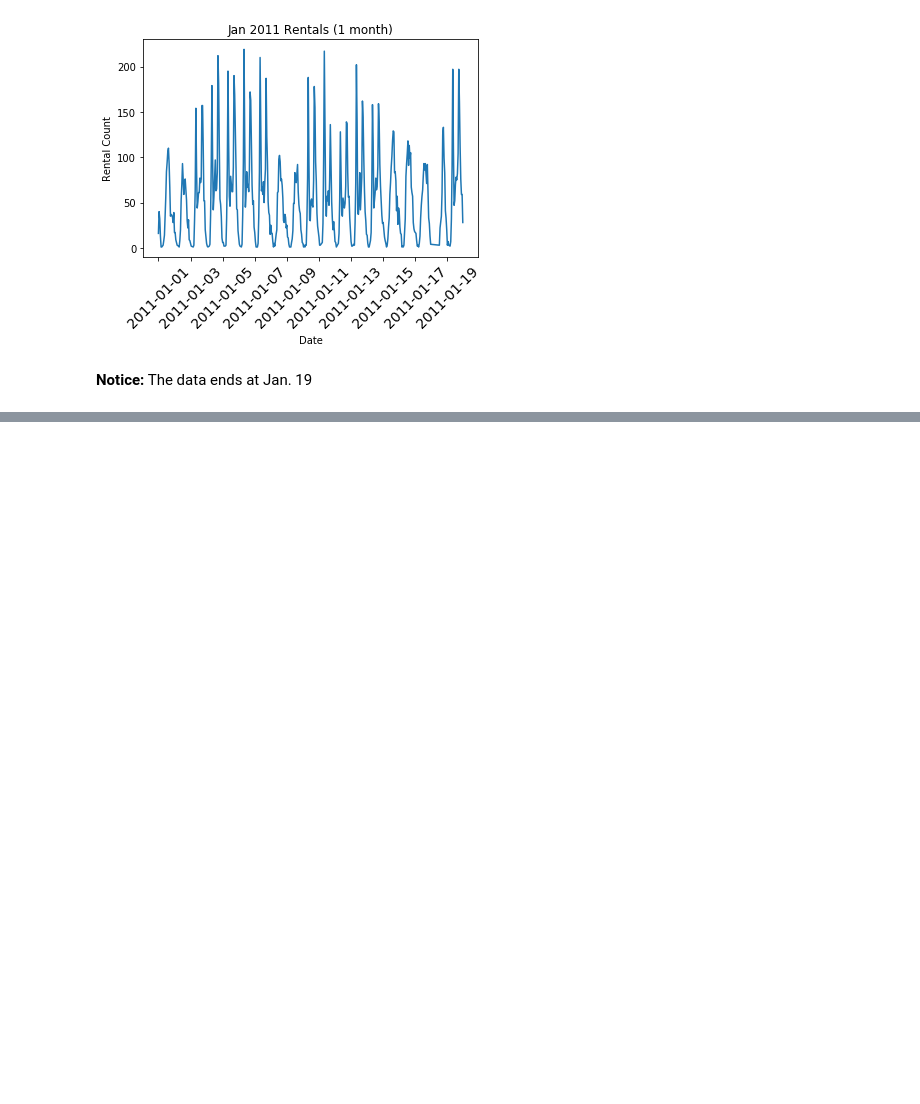
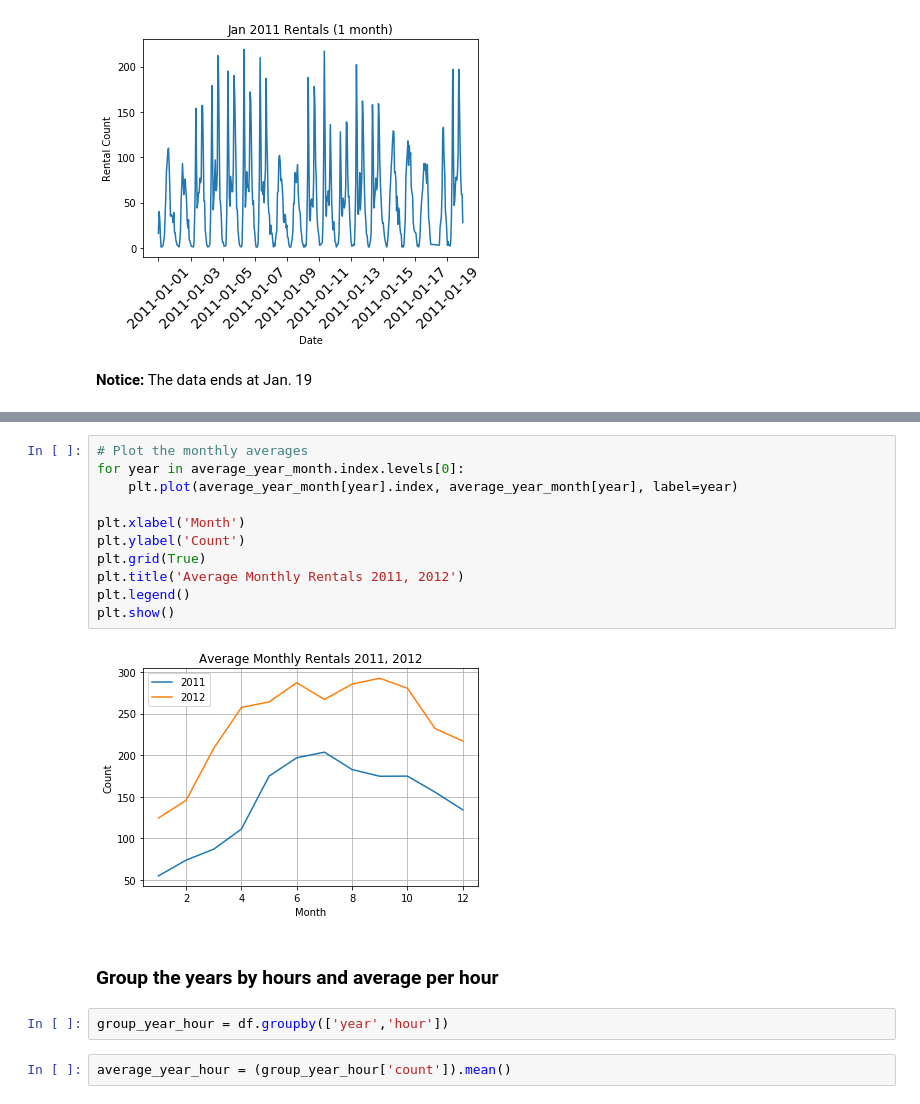
Before and after one commit to jeremywood-ai/Tau_Legion, a Jupyter notebook: xgboost/BikeSharingRegression/bikerentalDataPrepv1.ipynb, the cells around one changed output, grey strips where cells are left out. Drawn from its saved outputs; the diff is of its cells as text; blank space fills up the shorter version.

```diff
--- a/xgboost/BikeSharingRegression/bikerentalDataPrepv1.ipynb
+++ b/xgboost/BikeSharingRegression/bikerentalDataPrepv1.ipynb
@@ -115,0 +172,19 @@ plt.show()
+# %%
+# Plot the monthly averages
+for year in average_year_month.index.levels[0]:
+    plt.plot(average_year_month[year].index, average_year_month[year], label=year)
+
+plt.xlabel('Month')
+plt.ylabel('Count')
+plt.grid(True)
+plt.title('Average Monthly Rentals 2011, 2012')
+plt.legend()
+plt.show()
+# %% [output]
+[figure, added]
+# %% [markdown]
+### Group the years by hours and average per hour
+# %%
+group_year_hour = df.groupby(['year','hour'])
+# %%
+average_year_hour = (group_year_hour['count']).mean()
```
Also changed, not shown: parts of 40 cells of this notebook, 5 other files.
